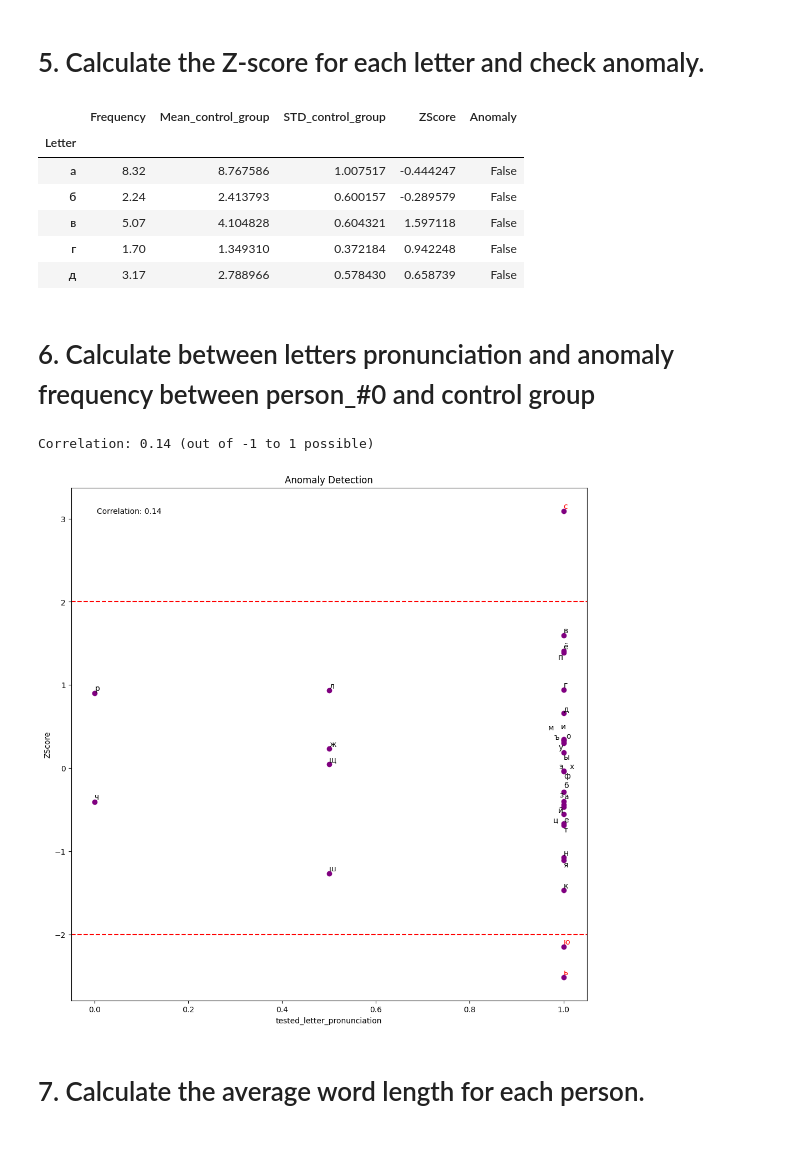
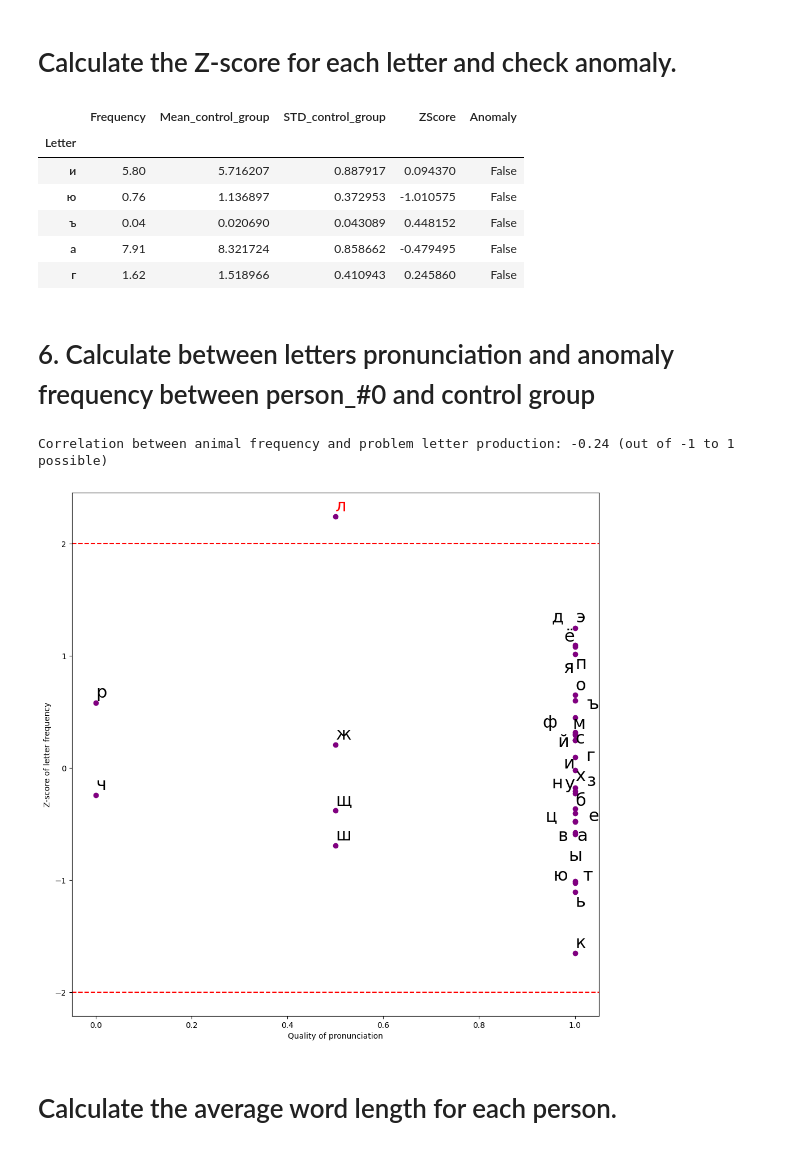
Before and after one commit to trysomeway/correl_of_pronunc_with_text, a Jupyter notebook: calc_letter_and_word_frequency_in_text.ipynb, the cells around one changed output. Drawn from its saved outputs; the diff is of its cells as text; code cells hidden in the pictures.

```diff
--- a/calc_letter_and_word_frequency_in_text.ipynb
+++ b/calc_letter_and_word_frequency_in_text.ipynb
@@ -9,4 +55,4 @@ import re
 # %%
-users_msgs_df = pd.read_excel("message_dataset.xlsx", usecols=['person_id', 'person_text', 'text_length', 'word_count'], index_col=False)
-users_msgs_df.head()
+users_msgs_df = pd.read_excel("message_dataset.xlsx", usecols=['person_id', 'person_text', 'text_length'], index_col=False)
+users_msgs_df.sample(n=5).head()
 # %% [output]
@@ -31,5 +77,7 @@ def clean_text(text):
     return text
 
 users_msgs_df['person_text'] = users_msgs_df['person_text'].apply(lambda x: clean_text(x))
-users_msgs_df.head()
+users_msgs_df['text_length'] = users_msgs_df['person_text'].apply(lambda x: len(x))
+
+users_msgs_df.sample(n=5).head()
 # %% [output]
@@ -41,0 +152,4 @@ users_msgs_df.head()
+# %%
+users_msgs_df['text_length'] = users_msgs_df['person_text'].apply(lambda x: len(x))
+# users_msgs_df.sample(n=5).head()
+users_msgs_df['text_length'].describe()
@@ -52,5 +176,6 @@ def calculate_letter_frequency(text: str, letter_set: Optional[Set[str]] = None)
 
 # calculate letter frequency
 users_msgs_df['letter_frequency'] = users_msgs_df['person_text'].apply(lambda x: calculate_letter_frequency(x, standart_rus_frequency))
-users_msgs_df.head()
+users_msgs_df['person_text'] = users_msgs_df['person_text'].apply(lambda x: clean_text(x))
+users_msgs_df.sample(n=5).head()
 # %% [output]
@@ -84,20 +208,20 @@ df_compare_frequency_person_0.head()
 # %% [markdown]
-# 5. Calculate the Z-score for each letter and check anomaly.
+# Calculate the Z-score for each letter and check anomaly.
 # %%
 df_compare_frequency_person_0['ZScore'] = (df_compare_frequency_person_0['Frequency'] - df_compare_frequency_person_0['Mean_control_group']) / df_compare_frequency_person_0['STD_control_group']
 
 threshold = 2
 
 df_compare_frequency_person_0['Anomaly'] = (df_compare_frequency_person_0['ZScore'].abs() > threshold)
-df_compare_frequency_person_0.head()
+df_compare_frequency_person_0.sample(n=5).head()
 # %% [output]
 |  | Frequency | Mean_control_group | STD_control_group | ZScore | Anomaly |
 | Letter |  |  |  |  |  |
-| а | 8.32 | 8.767586 | 1.007517 | -0.444247 | False |
-| б | 2.24 | 2.413793 | 0.600157 | -0.289579 | False |
-| в | 5.07 | 4.104828 | 0.604321 | 1.597118 | False |
-| г | 1.70 | 1.349310 | 0.372184 | 0.942248 | False |
-| д | 3.17 | 2.788966 | 0.578430 | 0.658739 | False |
+| и | 5.80 | 5.716207 | 0.887917 | 0.094370 | False |
+| ю | 0.76 | 1.136897 | 0.372953 | -1.010575 | False |
+| ъ | 0.04 | 0.020690 | 0.043089 | 0.448152 | False |
+| а | 7.91 | 8.321724 | 0.858662 | -0.479495 | False |
+| г | 1.62 | 1.518966 | 0.410943 | 0.245860 | False |
 # %% [markdown]
 # 6. Calculate between letters pronunciation and anomaly frequency between person_#0 and control group
 # %%
@@ -105,45 +229,43 @@ tested_letter_pronunciation = {'а': 1, 'б': 1, 'в': 1, 'г': 1, 'д': 1, 'е'
 
 df_compare_frequency_person_0['tested_letter_pronunciation'] = tested_letter_pronunciation.values()
 corel_of_anomal_and_pronunciation = df_compare_frequency_person_0['Anomaly'].corr(df_compare_frequency_person_0['tested_letter_pronunciation'])
-print(f'Correlation: {corel_of_anomal_and_pronunciation:.2f} (out of -1 to 1 possible)')
+print(f'Correlation between animal frequency and problem letter production: {corel_of_anomal_and_pronunciation:.2f} (out of -1 to 1 possible)')
 # %% [output]
-Correlation: 0.14 (out of -1 to 1 possible)
+Correlation between animal frequency and problem letter production: -0.24 (out of -1 to 1 possible)
 # %%
 def plot_corel_of_anomal_and_pronunciation(df, threshold, corel_of_anomal_and_pronunciation):
     # Create figure and plot space
     fig, ax = plt.subplots(figsize=(12, 12))
+    # make text labels bigger
+    plt.rcParams.update({'font.size': 22})
 
     # Add x-axis and y-axis
     ax.scatter(df['tested_letter_pronunciation'], df['ZScore'], color='purple')
 
-    # Set title and labels for axes
-    ax.set(xlabel="tested_letter_pronunciation",
-           ylabel="ZScore",
-           title="Anomaly Detection")
+    # Set title and labels for axes and make them bigger
+    plt.rcParams.update({'font.size': 22})
+    ax.set(xlabel="Quality of pronunciation",
+           ylabel="Z-score of letter frequency")
 
     # Add threshold lines
     ax.axhline(y=threshold, color='r', linestyle='--', label=f'Threshold: {threshold:.0f}')
     ax.axhline(y=-threshold, color='r', linestyle='--')
-
-    # Add correlation text
-    ax.text(0.05, 0.95, f'Correlation: {corel_of_anomal_and_pronunciation:.2f}', transform=ax.transAxes)
 
     # Adjust the text labels to minimize overlaps
     texts = []
     for i, letter in enumerate(df.index):
         z_score = df['ZScore'][i]
         text_color = 'red' if z_score < -threshold or z_score > threshold else 'black'
         texts.append(ax.text(df['tested_letter_pronunciation'][i], z_score, letter, ha='center', va='center', color=text_color))
 
     adjust_text(texts)
-
     plt.show()
 
 plot_corel_of_anomal_and_pronunciation(df_compare_frequency_person_0, threshold, corel_of_anomal_and_pronunciation)
 # %% [output]
-[figure, old version]
+[figure, new version]
 # %% [markdown]
-# 7. Calculate the average word length for each person.
+# Calculate the average word length for each person.
 # %%
 def average_word_length(text):
     valid_words = [word for word in text.split()]
```
Also changed, not shown: parts of 22 cells of this notebook, 2 other files.
